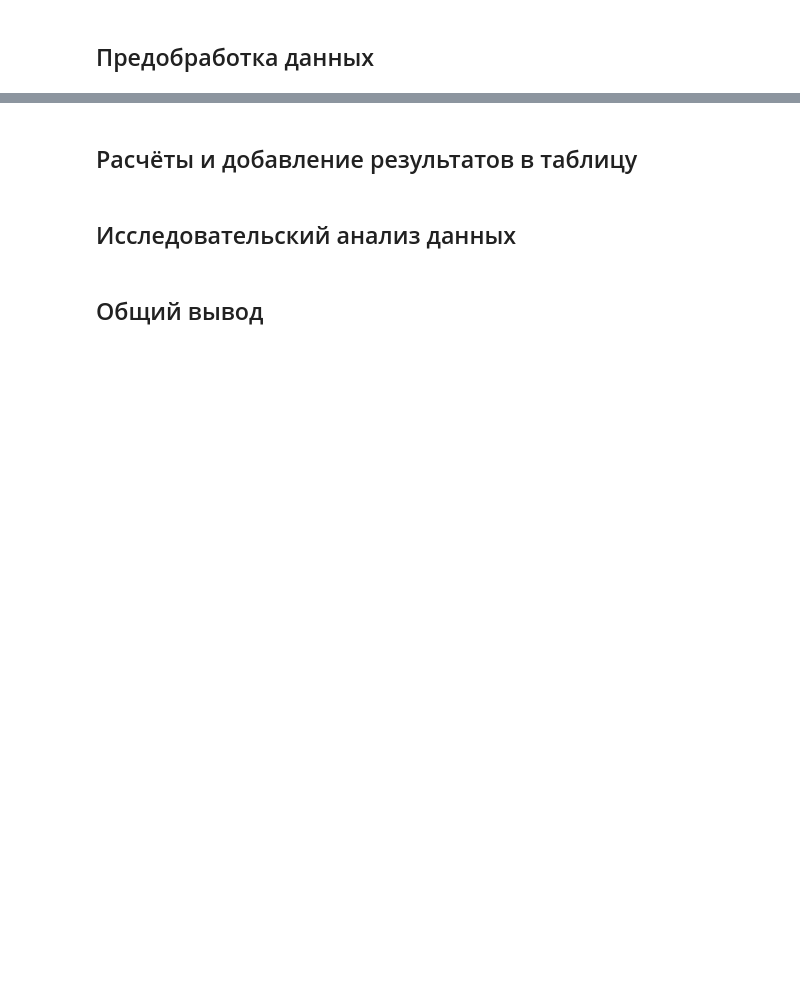
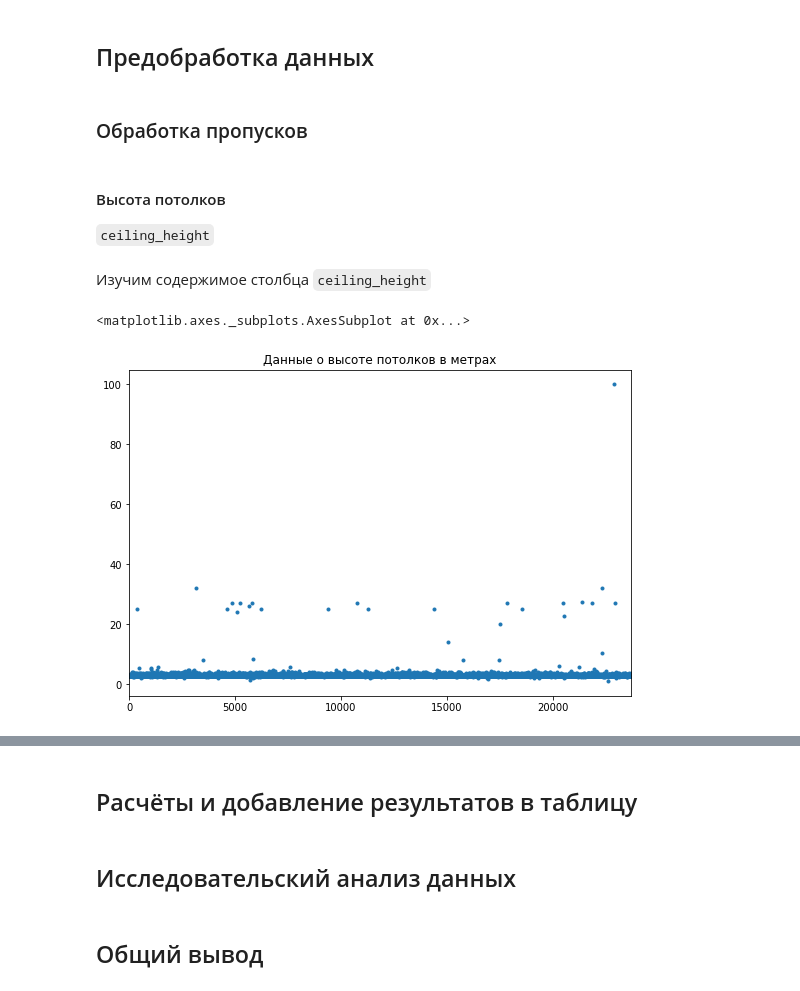
Before and after one commit to mazor86/praktikum_data_science, a Jupyter notebook: sprint_04/mazor86_sprint_04.ipynb, the cells around one changed output, grey strips where cells are left out. Cells and saved outputs as stored; diff of their text form; code cells hidden in the pictures; blank space fills up the shorter version.

Commit message:
start data preprocessing

```diff
--- a/sprint_04/mazor86_sprint_04.ipynb
+++ b/sprint_04/mazor86_sprint_04.ipynb
@@ -54,2 +61,16 @@ memory usage: 3.7+ MB
 # %% [markdown]
 ## Предобработка данных
+# %% [markdown]
+### Обработка пропусков
+# %% [markdown]
+#### Высота потолков
+   `ceiling_height`
+# %% [markdown]
+Изучим содержимое столбца `ceiling_height`
+# %%
+plt.rcParams['figure.figsize'] = [9, 6] # зададим размер окна для графиков
+# %%
+data['ceiling_height'].plot(style='.', title='Данные о высоте потолков в метрах')
+# %% [output]
+<matplotlib.axes._subplots.AxesSubplot at 0x...>
+[figure, added]
```
Also changed, not shown: parts of 14 cells of this notebook, 1 other file.
